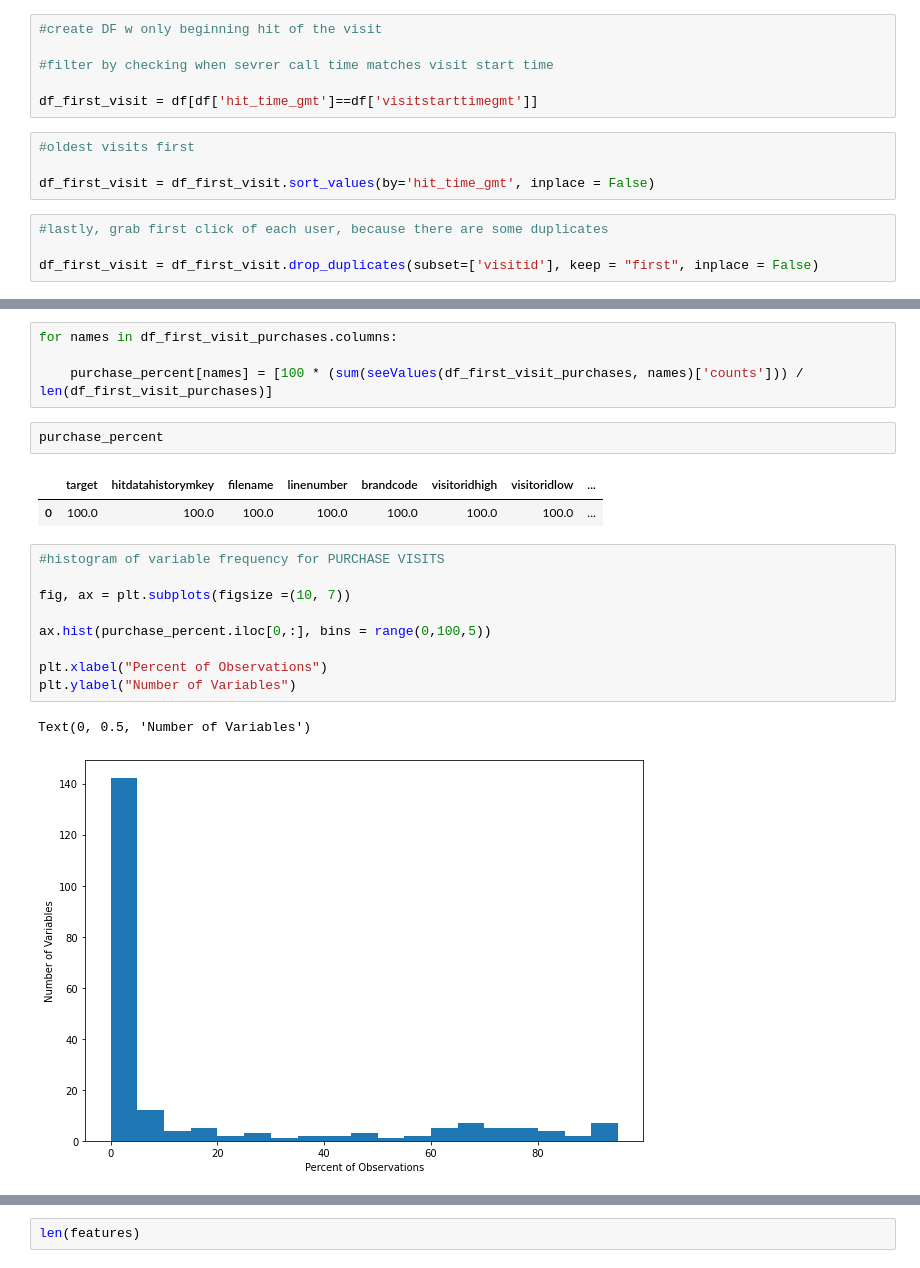
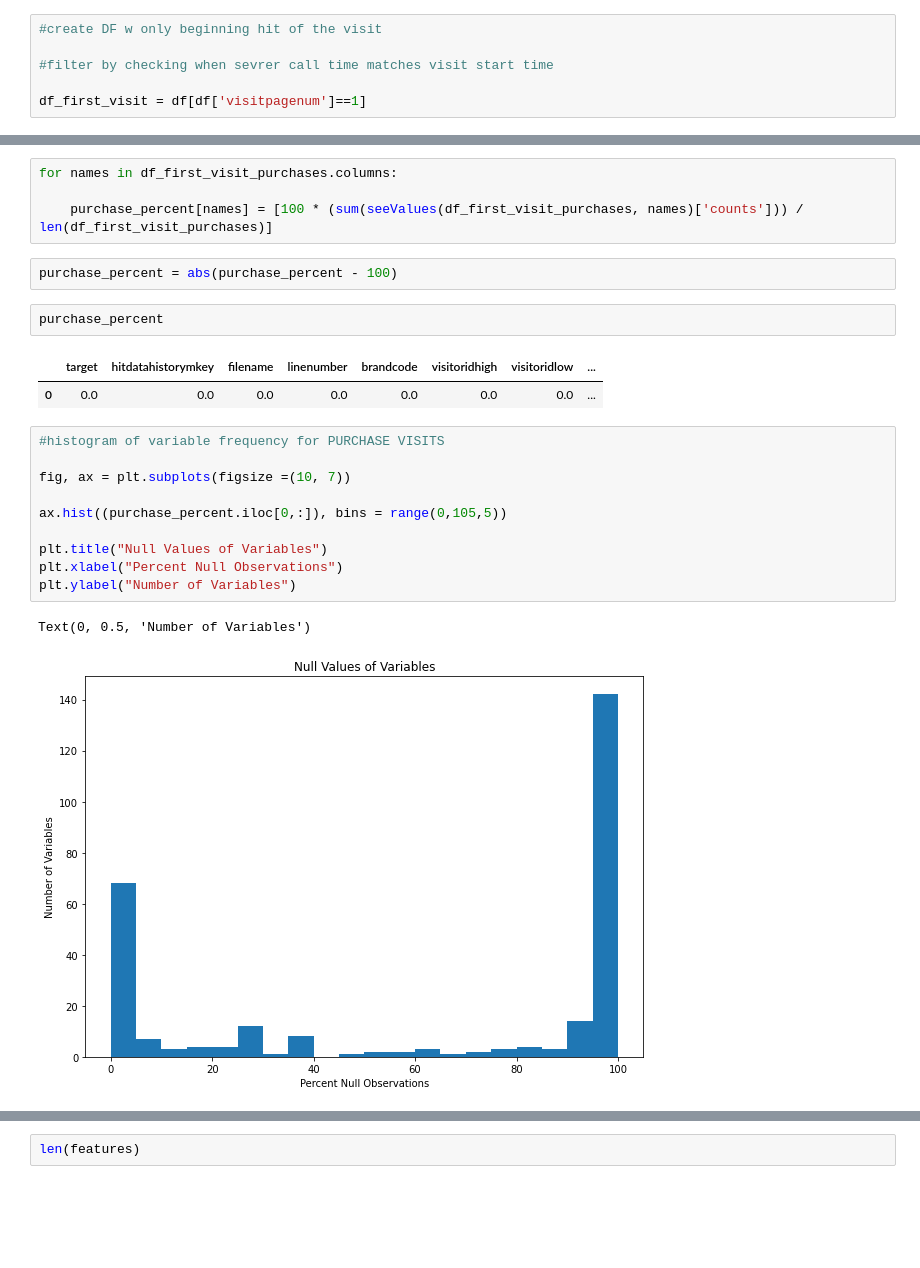
Before and after one commit to toriwang24/M148, a Jupyter notebook: feature_selection.ipynb, the cells around one changed output, grey strips where cells are left out. Saved outputs shown, nothing was run; the diff lists cells and outputs as text; blank space fills up the shorter version.

```diff
--- a/feature_selection.ipynb
+++ b/feature_selection.ipynb
@@ -139,12 +135,4 @@ ids_purchase = ids_purchase.tolist()
 
 #filter by checking when sevrer call time matches visit start time
 
-df_first_visit = df[df['hit_time_gmt']==df['visitstarttimegmt']]
+df_first_visit = df[df['visitpagenum']==1]
-# %%
-#oldest visits first
-
-df_first_visit = df_first_visit.sort_values(by='hit_time_gmt', inplace = False)
-# %%
-#lastly, grab first click of each user, because there are some duplicates
-
-df_first_visit = df_first_visit.drop_duplicates(subset=['visitid'], keep = "first", inplace = False)
@@ -207,22 +168,25 @@ for names in df_first_visit_purchases.columns:
 
     purchase_percent[names] = [100 * (sum(seeValues(df_first_visit_purchases, names)['counts'])) / len(df_first_visit_purchases)]
 # %%
-purchase_percent
+purchase_percent = abs(purchase_percent - 100)
-# %% [output]
-|  | target | hitdatahistorymkey | filename | linenumber | brandcode | visitoridhigh | visitoridlow | ... |
-| 0 | 100.0 | 100.0 | 100.0 | 100.0 | 100.0 | 100.0 | 100.0 | ... |
+# %%
+purchase_percent
+# %% [output]
+|  | target | hitdatahistorymkey | filename | linenumber | brandcode | visitoridhigh | visitoridlow | ... |
+| 0 | 0.0 | 0.0 | 0.0 | 0.0 | 0.0 | 0.0 | 0.0 | ... |
 # %%
 #histogram of variable frequency for PURCHASE VISITS
 
 fig, ax = plt.subplots(figsize =(10, 7))
 
-ax.hist(purchase_percent.iloc[0,:], bins = range(0,100,5))
+ax.hist((purchase_percent.iloc[0,:]), bins = range(0,105,5))
 
-plt.xlabel("Percent of Observations")
+plt.title("Null Values of Variables")
+plt.xlabel("Percent Null Observations")
 plt.ylabel("Number of Variables")
 # %% [output]
 Text(0, 0.5, 'Number of Variables')
-[figure, old version]
+[figure, new version]
 # %%
 #Based on histogram distribution, we store features with a 5% or more values
 
```
Also changed, not shown: parts of 51 cells of this notebook.
